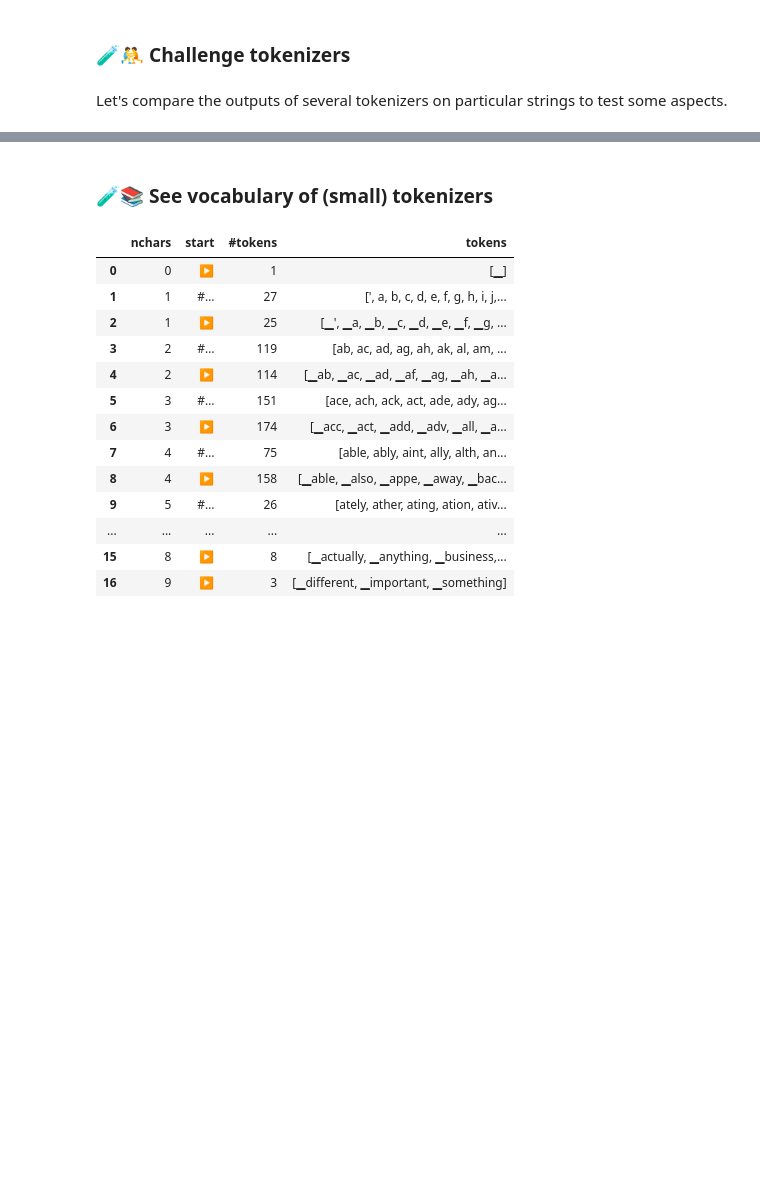
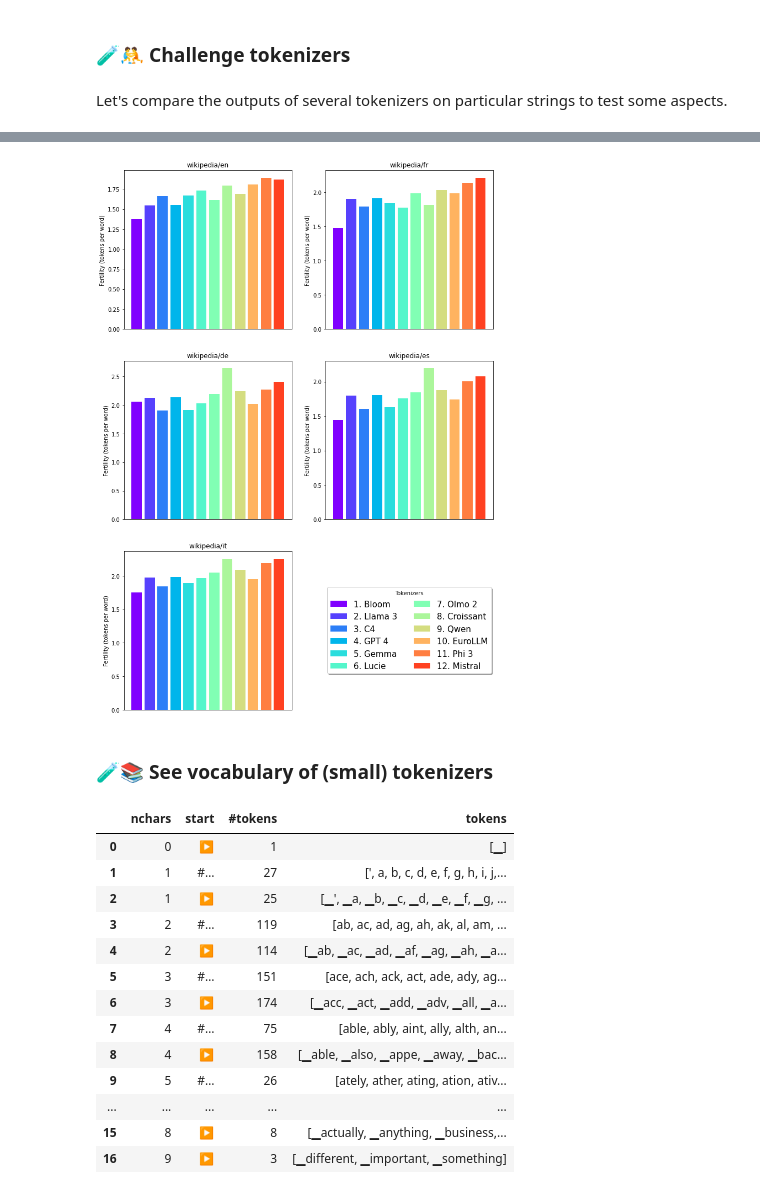
Before and after one commit to Jeronymous/deep_learning_notebooks, a Jupyter notebook: tokenizers.ipynb, the cells around one changed output, grey strips where cells are left out. Saved outputs shown, nothing was run; the diff lists cells and outputs as text; code cells hidden in the pictures; blank space fills up the shorter version.

```diff
--- a/tokenizers.ipynb
+++ b/tokenizers.ipynb
@@ -796,3 +870,101 @@ challenge_tokenizers(
+# %%
+import datasets
+import tqdm
+import matplotlib.pyplot as plt
+
+# Disable datasets progress bars
+from datasets.utils.logging import disable_progress_bar
+disable_progress_bar()
+
+if "fertilities" not in globals():
+    fertilities = {}
+
+def challenge_fertility(
+    tokenizers=my_tokenizers,
+    repo_id = "OpenLLM-France/wikipedia",
+    configs = ["en", "fr", "de", "es", "it"],
+    max_docs = 1000,
+    do_not_recompute=True,
+    ):
+    """
+    Measure the fertility of tokenizers on some dataset(s).
+
+    Args:
+    - tokenizers: list of tokenizers to test
+    - repo_id: dataset repository ID
+    - configs: list of configurations to test
+    - max_docs: number of documents to test
+    - do_not_recompute: if True, will not recompute fertilities if already computed
+    """
+    global fertilities
+
+    for i_config, config in enumerate(configs):
+        if do_not_recompute and all(tokenizer in fertilities.get(config, {}) for tokenizer in tokenizers):
+            continue
+        already_computed_tokenizers = set(fertilities.get(config, {}))
+        dataset = datasets.load_dataset(repo_id, config, split="train", streaming=True)
+        num_words = {}
+        num_tokens = {}
+        for i_doc, doc in enumerate(tqdm.tqdm(dataset, desc=f"Testing {len(tokenizers) - len(already_computed_tokenizers)} tokenizers on {config}", total=max_docs)):
+            if i_doc >= max_docs:
+                break
+            text = doc["text"]
+            for tokenizer in tokenizers:
+                if do_not_recompute and tokenizer in already_computed_tokenizers:
+                    continue
+                num_words[tokenizer] = num_words.get(tokenizer, 0) + len(text.split())
+                tokens = encode_decode(tokenizer, text, add_special_tokens=False)[0]
+                num_tokens[tokenizer] = num_tokens.get(tokenizer, 0) + len(tokens)
+        for tokenizer in num_words:
+            fertilities[config][tokenizer] = num_tokens[tokenizer] / num_words[tokenizer]
+
+    # Plot
+    num_cols = 2
+    num_rows = (len(configs)+1)//num_cols
+    colors = [plt.cm.rainbow(i / len(tokenizers)) for i in range(len(tokenizers))]
+
+    # Sort tokenizers by increasing fertility
+    tokenizers = sorted(
+        tokenizers,
+        key=lambda t: sum(fertilities[config][t] for config in configs[:2])
+    )
+
+    plt.figure(figsize=(12, 6*num_rows))
+
+    # Print one plot per configuration
+    for i_config, (config, fert) in enumerate(fertilities.items()):
+        plt.subplot(num_rows, num_cols, i_config+1)
+        for tokenizer, color in zip(tokenizers, colors):
+            plt.bar([tokenizer], [fert[tokenizer]], color=color)
+        plt.title(f"{repo_id.split('/')[-1]}/{config}")
+        plt.ylabel("Fertility (tokens per word)")
+        plt.xticks([], [])
+
+    # Custom legend
+    plt.subplot(num_rows, num_cols, len(configs)+1)
+    for i, (tokenizer, color) in enumerate(zip(tokenizers, colors)):
+        plt.bar([0], [0], color=color, label=f"{i+1}. {tokenizer}")
+    plt.legend(fancybox=True, shadow=True, title="Tokenizers", loc='center', fontsize=15, ncol=min(2, len(tokenizers)))
+    plt.axis("off")
+
+challenge_fertility(
+    [
+        "GPT 4",
+        "Gemma",
+        "Phi 3",
+        "Mistral",
+        "Llama 3",
+        "Qwen",
+        "Bloom",
+        "Croissant",
+        "EuroLLM",
+        "Lucie",
+        "C4",
+        "Olmo 2",
+    ]
+)
+# %% [output]
+[figure, added]
 # %% [markdown]
 ### 🧪📚 See vocabulary of (small) tokenizers
 # %%
```
Also changed, not shown: parts of 7 cells of this notebook.
